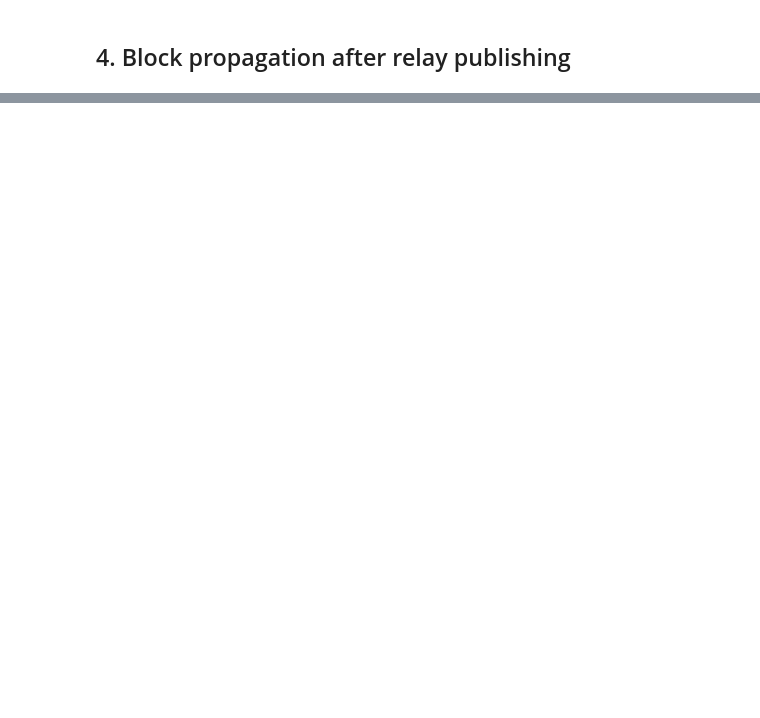
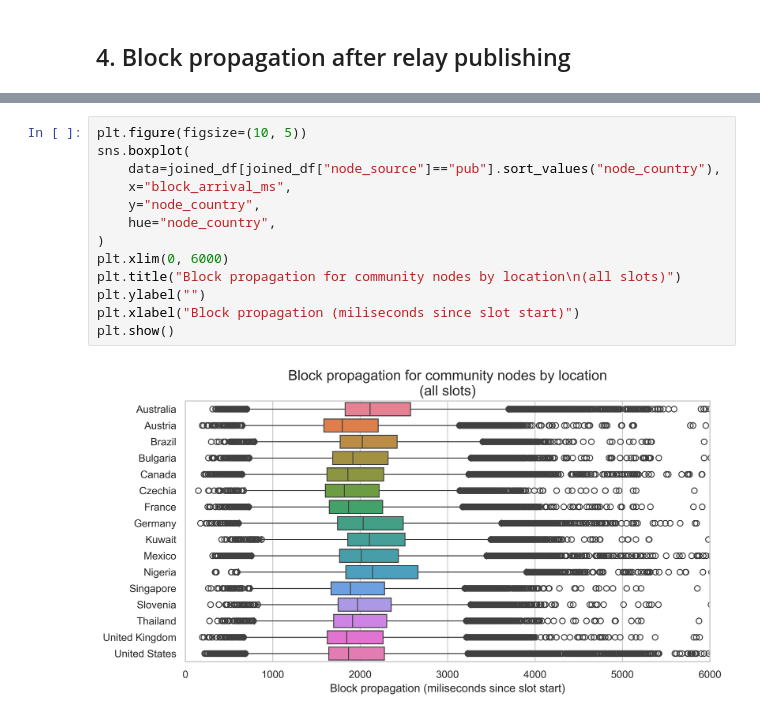
Before and after one commit to misilva73/eth-slot-analysis, a Jupyter notebook: notebooks/2.3-beacon-block-arrivals-with-relay.ipynb, the cells around one changed output, grey strips where cells are left out. Drawn from its saved outputs; the diff is of its cells as text; blank space fills up the shorter version.

```diff
--- a/notebooks/2.3-beacon-block-arrivals-with-relay.ipynb
+++ b/notebooks/2.3-beacon-block-arrivals-with-relay.ipynb
@@ -250,0 +262,15 @@ Name: published_by_relay, dtype: float64
+# %%
+plt.figure(figsize=(10, 5))
+sns.boxplot(
+    data=joined_df[joined_df["node_source"]=="pub"].sort_values("node_country"),
+    x="block_arrival_ms",
+    y="node_country",
+    hue="node_country",
+)
+plt.xlim(0, 6000)
+plt.title("Block propagation for community nodes by location\n(all slots)")
+plt.ylabel("")
+plt.xlabel("Block propagation (miliseconds since slot start)")
+plt.show()
+# %% [output]
+[figure, added]
```
Also changed, not shown: parts of 24 cells of this notebook, 1 other file.
